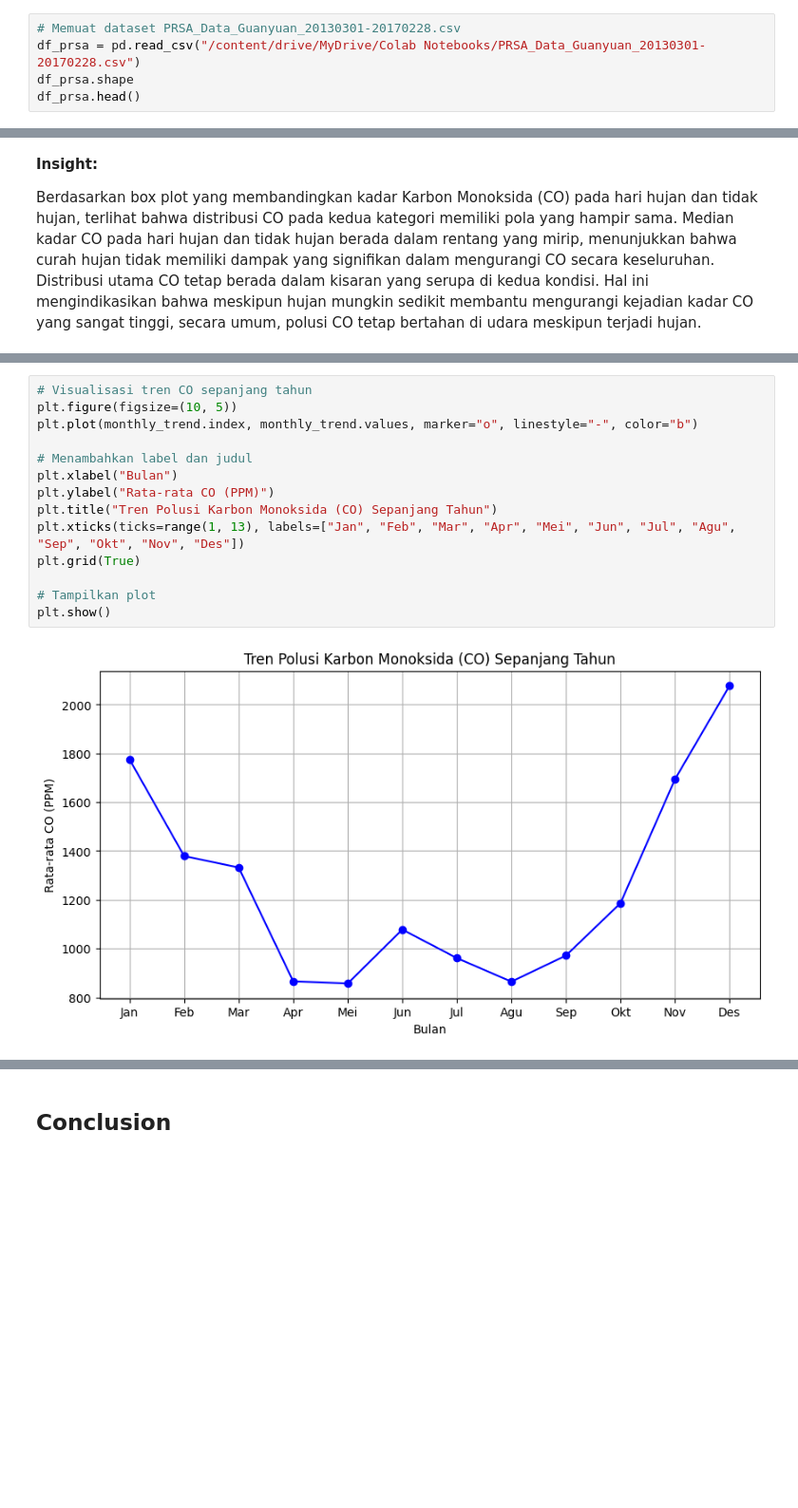
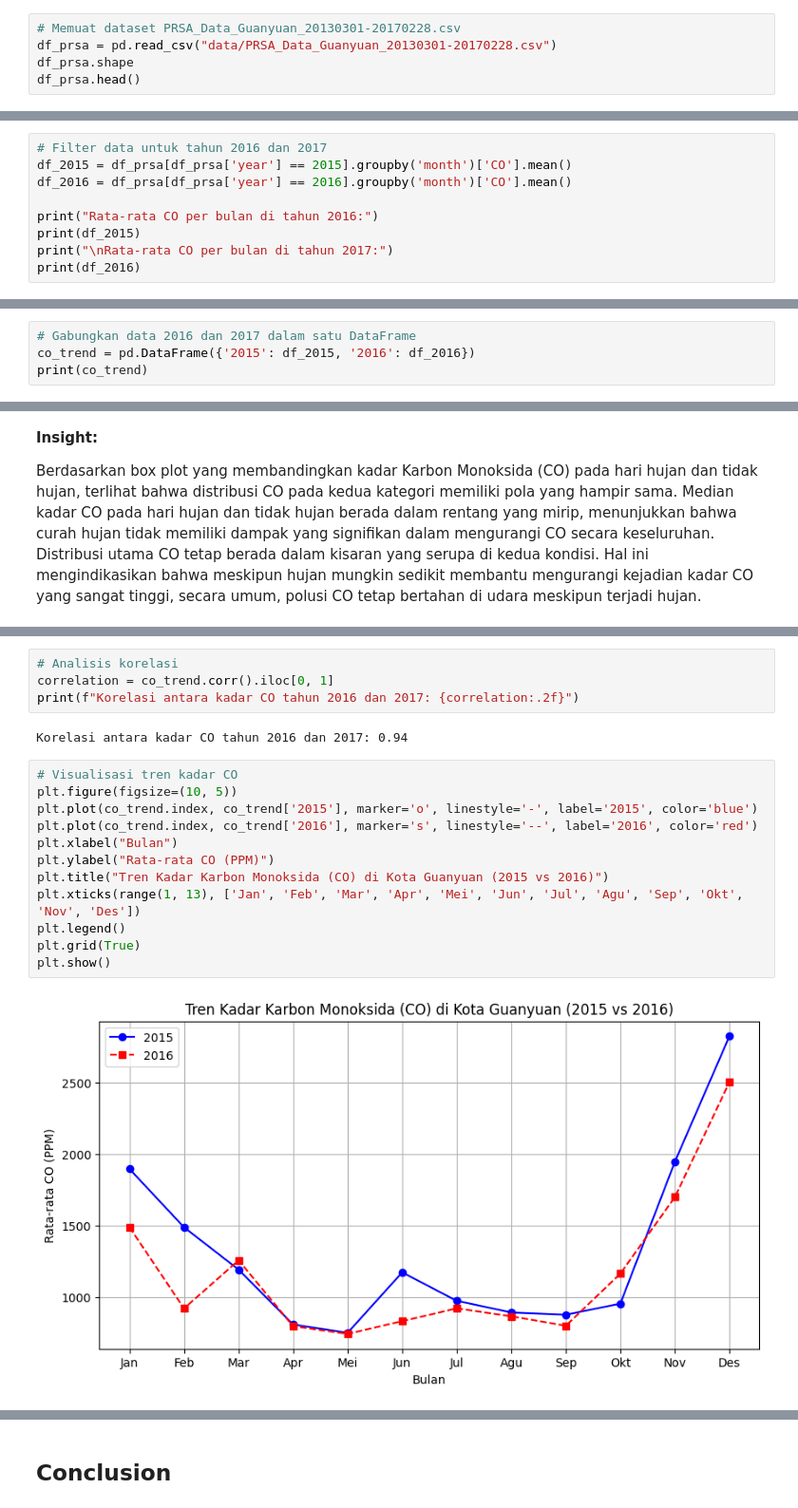
Before and after one commit to NauvalGymnasti/Air_Quality_Dataset_Analysis_Project, a Jupyter notebook: notebook.ipynb, the cells around one changed output, grey strips where cells are left out. Shown at 95% size. Drawn from its saved outputs; the diff is of its cells as text; blank space fills up the shorter version.

```diff
--- a/notebook.ipynb
+++ b/notebook.ipynb
@@ -31,6 +26,6 @@ Mounted at /content/drive
 # %%
 # Memuat dataset PRSA_Data_Guanyuan_20130301-20170228.csv
-df_prsa = pd.read_csv("/content/drive/MyDrive/Colab Notebooks/PRSA_Data_Guanyuan_20130301-20170228.csv")
+df_prsa = pd.read_csv("data/PRSA_Data_Guanyuan_20130301-20170228.csv")
 df_prsa.shape
 df_prsa.head()
 # %% [output]
@@ -338,3 +333,12 @@ Text(0.5, 1.0, 'Distribusi Histogram CO')
 [figure]
 # %% [markdown]
 Distribusi kadar CO menunjukkan pola left-skewed, di mana sebagian besar data berada di bawah 2000 ppm, tetapi ada beberapa nilai ekstrem yang lebih tinggi.
+# %%
+# Filter data untuk tahun 2016 dan 2017
+df_2015 = df_prsa[df_prsa['year'] == 2015].groupby('month')['CO'].mean()
+df_2016 = df_prsa[df_prsa['year'] == 2016].groupby('month')['CO'].mean()
+
+print("Rata-rata CO per bulan di tahun 2016:")
+print(df_2015)
+print("\nRata-rata CO per bulan di tahun 2017:")
+print(df_2016)
@@ -340,0 +363,4 @@ Distribusi kadar CO menunjukkan pola left-skewed, di mana sebagian besar data be
+# %%
+# Gabungkan data 2016 dan 2017 dalam satu DataFrame
+co_trend = pd.DataFrame({'2015': df_2015, '2016': df_2016})
+print(co_trend)
@@ -397,16 +442,20 @@ Name: CO, dtype: float64
+# %%
+# Analisis korelasi
+correlation = co_trend.corr().iloc[0, 1]
+print(f"Korelasi antara kadar CO tahun 2016 dan 2017: {correlation:.2f}")
+# %% [output]
+Korelasi antara kadar CO tahun 2016 dan 2017: 0.94
 # %%
-# Visualisasi tren CO sepanjang tahun
+# Visualisasi tren kadar CO
 plt.figure(figsize=(10, 5))
-plt.plot(monthly_trend.index, monthly_trend.values, marker="o", linestyle="-", color="b")
-
-# Menambahkan label dan judul
+plt.plot(co_trend.index, co_trend['2015'], marker='o', linestyle='-', label='2015', color='blue')
+plt.plot(co_trend.index, co_trend['2016'], marker='s', linestyle='--', label='2016', color='red')
 plt.xlabel("Bulan")
 plt.ylabel("Rata-rata CO (PPM)")
-plt.title("Tren Polusi Karbon Monoksida (CO) Sepanjang Tahun")
-plt.xticks(ticks=range(1, 13), labels=["Jan", "Feb", "Mar", "Apr", "Mei", "Jun", "Jul", "Agu", "Sep", "Okt", "Nov", "Des"])
+plt.title("Tren Kadar Karbon Monoksida (CO) di Kota Guanyuan (2015 vs 2016)")
+plt.xticks(range(1, 13), ['Jan', 'Feb', 'Mar', 'Apr', 'Mei', 'Jun', 'Jul', 'Agu', 'Sep', 'Okt', 'Nov', 'Des'])
+plt.legend()
 plt.grid(True)
-
-# Tampilkan plot
 plt.show()
 # %% [output]
-[figure, old version]
+[figure, new version]
```
Also changed, not shown: parts of 15 cells of this notebook.
